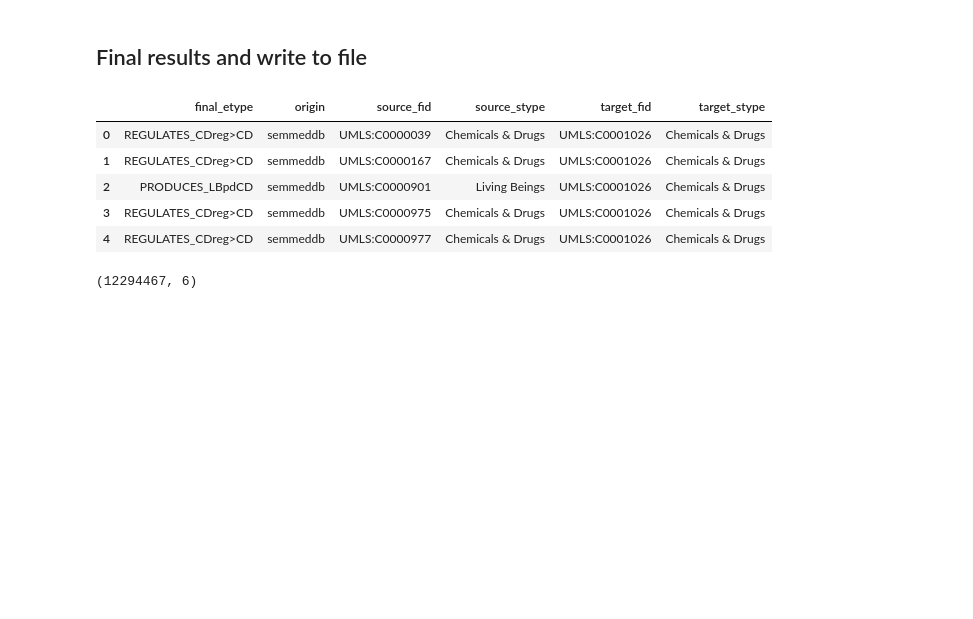
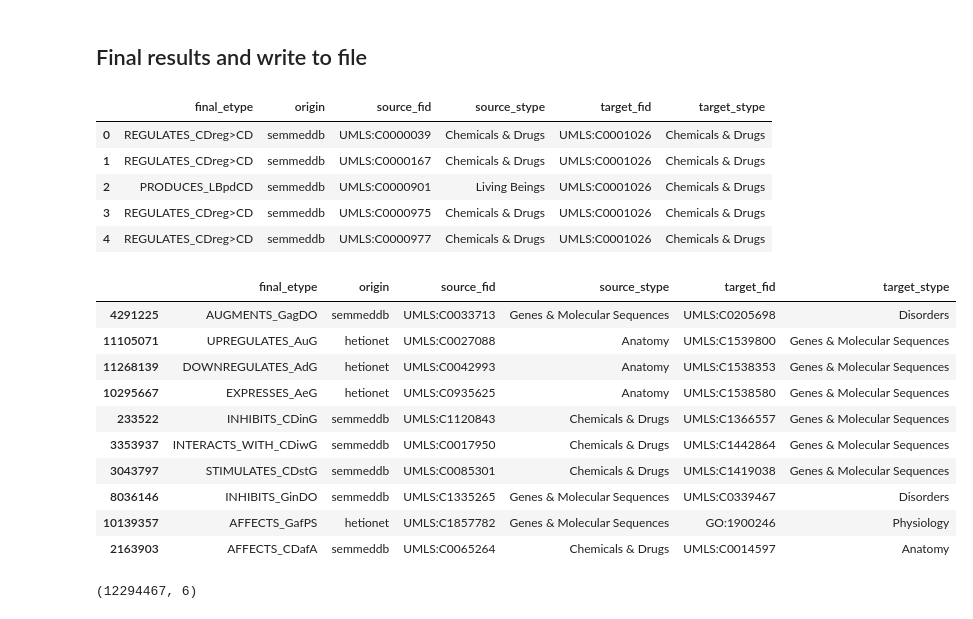
Before and after one commit to veleritas/walkpred, a Jupyter notebook: merge/hetio_semmed_merge.ipynb, the cells around one changed output. Cells and saved outputs as stored; diff of their text form; code cells hidden in the pictures; blank space fills up the shorter version.

```diff
--- a/merge/hetio_semmed_merge.ipynb
+++ b/merge/hetio_semmed_merge.ipynb
@@ -572,6 +572,20 @@ merged_network.head()
 | 2 | PRODUCES_LBpdCD | semmeddb | UMLS:C0000901 | Living Beings | UMLS:C0001026 | Chemicals & Drugs |
 | 3 | REGULATES_CDreg>CD | semmeddb | UMLS:C0000975 | Chemicals & Drugs | UMLS:C0001026 | Chemicals & Drugs |
 | 4 | REGULATES_CDreg>CD | semmeddb | UMLS:C0000977 | Chemicals & Drugs | UMLS:C0001026 | Chemicals & Drugs |
+# %%
+merged_network.sample(10)
+# %% [output]
+|  | final_etype | origin | source_fid | source_stype | target_fid | target_stype |
+| 4291225 | AUGMENTS_GagDO | semmeddb | UMLS:C0033713 | Genes & Molecular Sequences | UMLS:C0205698 | Disorders |
+| 11105071 | UPREGULATES_AuG | hetionet | UMLS:C0027088 | Anatomy | UMLS:C1539800 | Genes & Molecular Sequences |
+| 11268139 | DOWNREGULATES_AdG | hetionet | UMLS:C0042993 | Anatomy | UMLS:C1538353 | Genes & Molecular Sequences |
+| 10295667 | EXPRESSES_AeG | hetionet | UMLS:C0935625 | Anatomy | UMLS:C1538580 | Genes & Molecular Sequences |
+| 233522 | INHIBITS_CDinG | semmeddb | UMLS:C1120843 | Chemicals & Drugs | UMLS:C1366557 | Genes & Molecular Sequences |
+| 3353937 | INTERACTS_WITH_CDiwG | semmeddb | UMLS:C0017950 | Chemicals & Drugs | UMLS:C1442864 | Genes & Molecular Sequences |
+| 3043797 | STIMULATES_CDstG | semmeddb | UMLS:C0085301 | Chemicals & Drugs | UMLS:C1419038 | Genes & Molecular Sequences |
+| 8036146 | INHIBITS_GinDO | semmeddb | UMLS:C1335265 | Genes & Molecular Sequences | UMLS:C0339467 | Disorders |
+| 10139357 | AFFECTS_GafPS | hetionet | UMLS:C1857782 | Genes & Molecular Sequences | GO:1900246 | Physiology |
+| 2163903 | AFFECTS_CDafA | semmeddb | UMLS:C0065264 | Chemicals & Drugs | UMLS:C0014597 | Anatomy |
 # %%
 merged_network.shape
 # %% [output]
```
Also changed, not shown: parts of 2 cells of this notebook.
